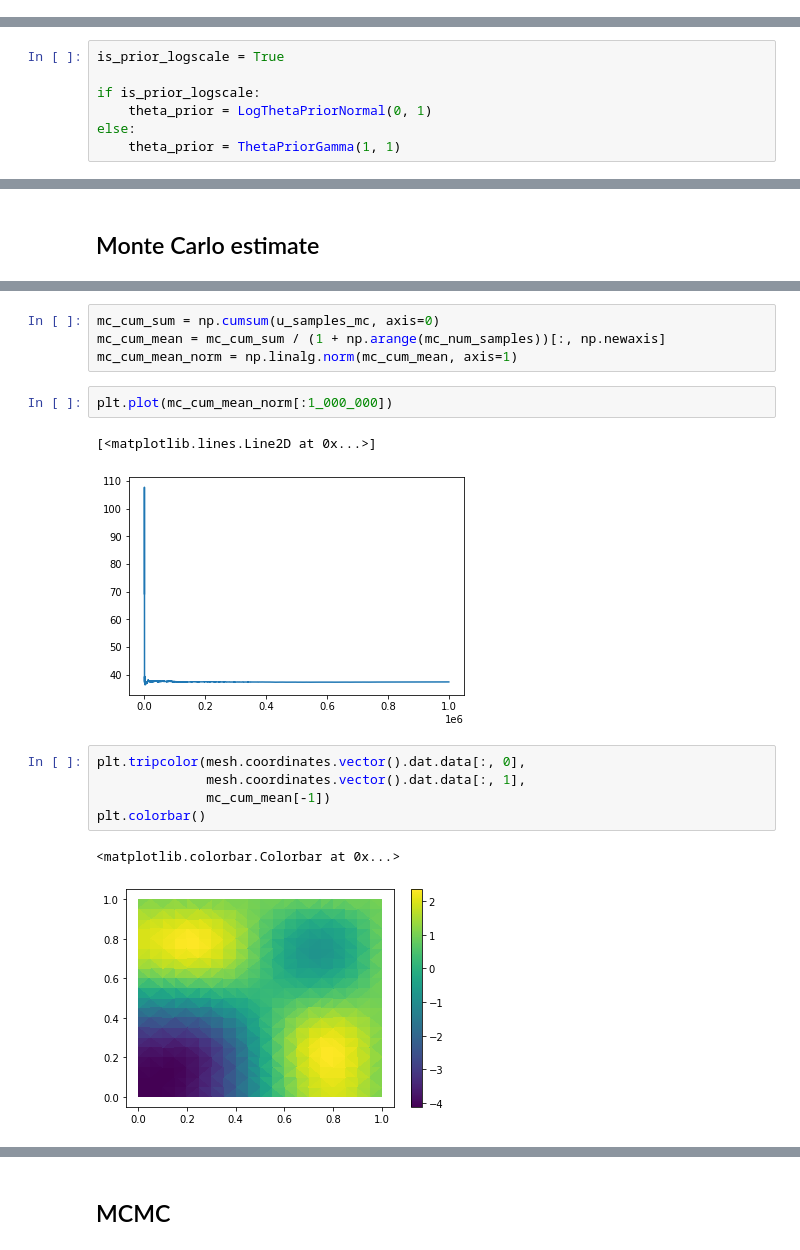
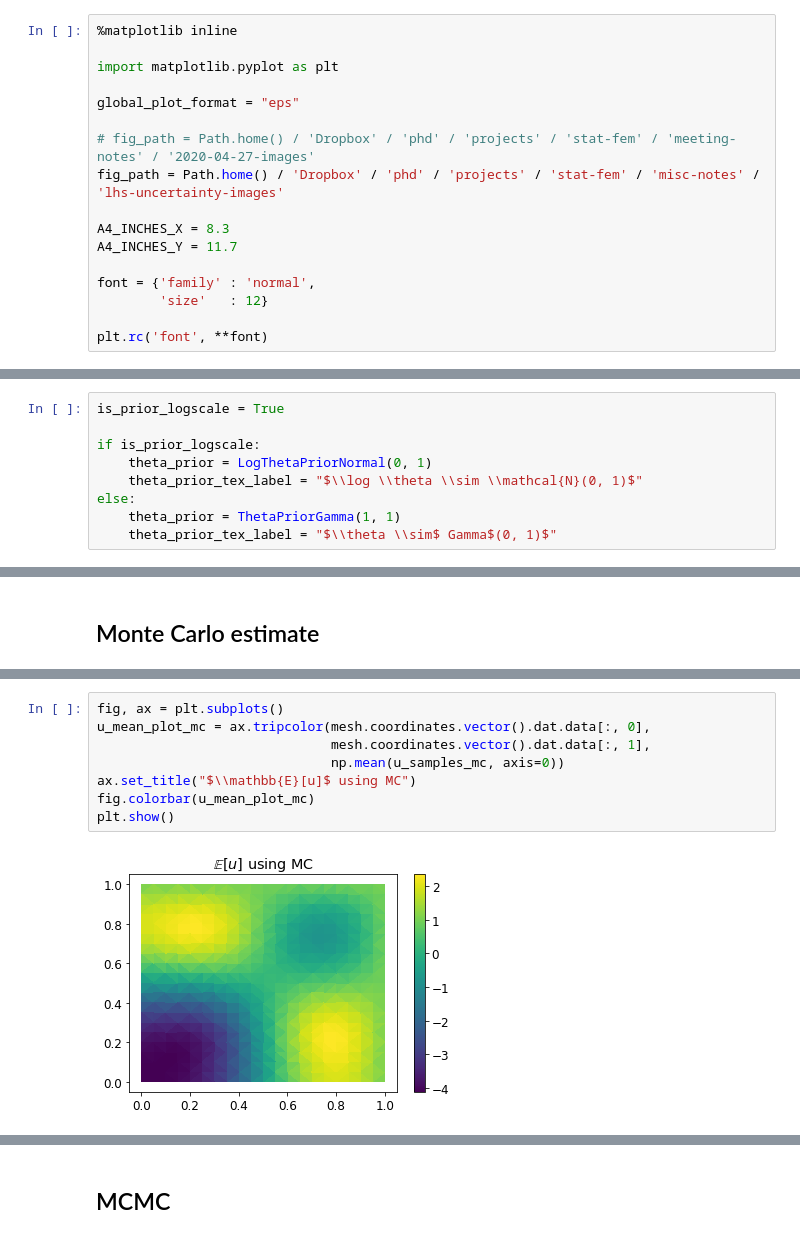
Before and after one commit to jp2011/stat-fem, a Jupyter notebook: notebooks/LHS Uncertainty.ipynb, the cells around one changed output, grey strips where cells are left out. Cells and saved outputs as stored; diff of their text form.

Commit message:
Saving the work on LHS uncertainty.

```diff
--- a/notebooks/LHS Uncertainty.ipynb
+++ b/notebooks/LHS Uncertainty.ipynb
@@ -20,2 +18,19 @@ fig_path = Path.home() / 'Dropbox' / 'phd' / 'projects' / 'stat-fem' / 'meeting-
 
 from tqdm import tqdm
+# %%
+%matplotlib inline
+
+import matplotlib.pyplot as plt
+
+global_plot_format = "eps"
+
+# fig_path = Path.home() / 'Dropbox' / 'phd' / 'projects' / 'stat-fem' / 'meeting-notes' / '2020-04-27-images'
+fig_path = Path.home() / 'Dropbox' / 'phd' / 'projects' / 'stat-fem' / 'misc-notes' / 'lhs-uncertainty-images'
+
+A4_INCHES_X = 8.3
+A4_INCHES_Y = 11.7
+
+font = {'family' : 'normal',
+        'size'   : 12}
+
+plt.rc('font', **font)
@@ -56,8 +80,10 @@ is_prior_logscale = True
 
 if is_prior_logscale:
     theta_prior = LogThetaPriorNormal(0, 1)
+    theta_prior_tex_label = "$\\log \\theta \\sim \\mathcal{N}(0, 1)$"
 else:
     theta_prior = ThetaPriorGamma(1, 1)
+    theta_prior_tex_label = "$\\theta \\sim$ Gamma$(0, 1)$"
 # %%
 nx = 21
 
@@ -118,17 +147,10 @@ for n in tqdm(range(mc_num_samples)):
-# %%
-mc_cum_sum = np.cumsum(u_samples_mc, axis=0)
-mc_cum_mean = mc_cum_sum / (1 + np.arange(mc_num_samples))[:, np.newaxis]
-mc_cum_mean_norm = np.linalg.norm(mc_cum_mean, axis=1)
-# %%
-plt.plot(mc_cum_mean_norm[:1_000_000])
-# %% [output]
-[<matplotlib.lines.Line2D at 0x...>]
-[figure, removed]
 # %%
-plt.tripcolor(mesh.coordinates.vector().dat.data[:, 0],
-              mesh.coordinates.vector().dat.data[:, 1],
-              mc_cum_mean[-1])
-plt.colorbar()
+fig, ax = plt.subplots()
+u_mean_plot_mc = ax.tripcolor(mesh.coordinates.vector().dat.data[:, 0],
+                              mesh.coordinates.vector().dat.data[:, 1],
+                              np.mean(u_samples_mc, axis=0))
+ax.set_title("$\\mathbb{E}[u]$ using MC")
+fig.colorbar(u_mean_plot_mc)
+plt.show()
 # %% [output]
-<matplotlib.colorbar.Colorbar at 0x...>
-[figure, old version]
+[figure, new version]
```
Also changed, not shown: parts of 30 cells of this notebook, 6 other files.
